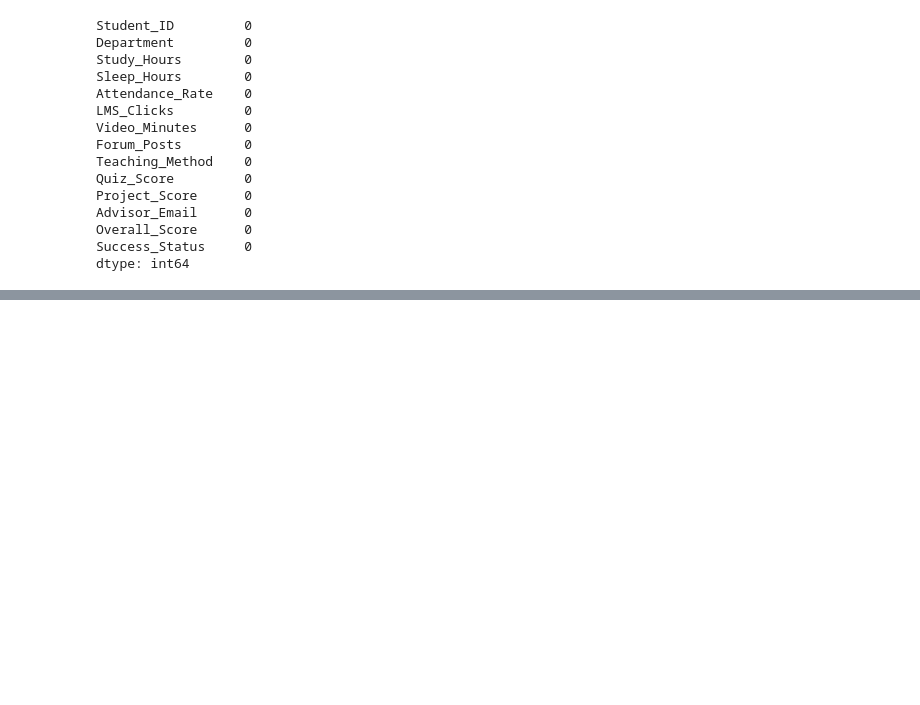
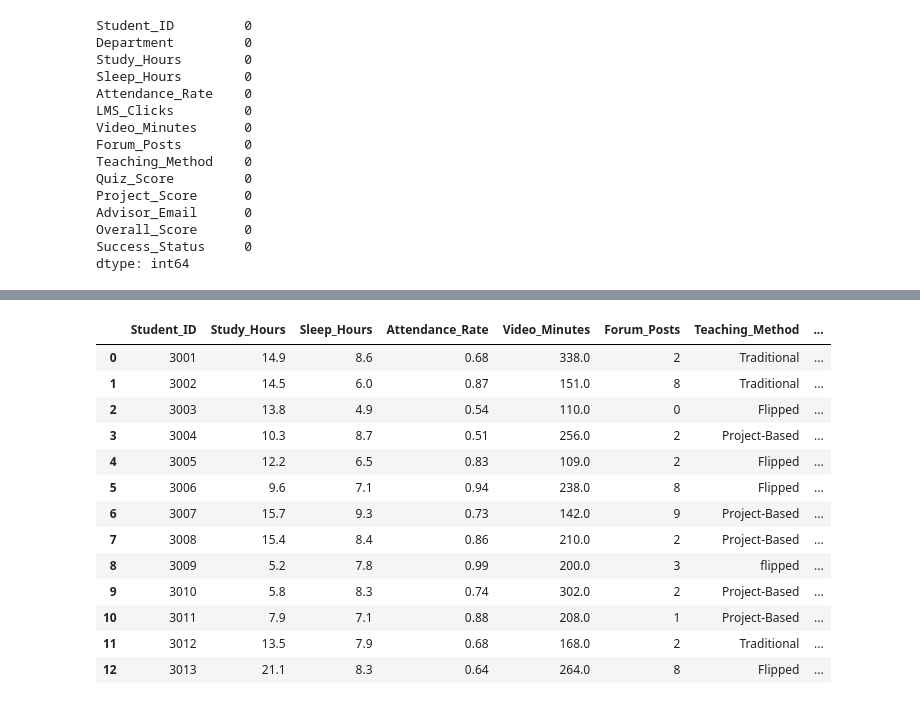
Before and after one commit to AloneMask001/Learning-analytics-data-pipeline, a Jupyter notebook: main.ipynb, the cells around one changed output, grey strips where cells are left out. Cells and saved outputs as stored; diff of their text form; code cells hidden in the pictures; blank space fills up the shorter version.

```diff
--- a/main.ipynb
+++ b/main.ipynb
@@ -422,3 +432,19 @@ Advisor_Email      0
 Overall_Score      0
 Success_Status     0
 dtype: int64
+# %%
+overall_score_to_condition = df_hw3["Overall_Score"]
+
+conditions = [
+    (overall_score_to_condition >= 85),
+    (overall_score_to_condition >= 70) & (overall_score_to_condition < 85),
+    (overall_score_to_condition < 70)
+]
+
+fill_with = ["High", "Medium", "Low"]
+
+df_hw3["Performance_Level"] = np.select(conditions, fill_with, default = "None")
+df_hw3.drop(["Performance_Level"],axis=1, inplace = True)
+
+#I manipulated original data frame using np.select. I set the conditions then assigned to new column.
+#Then i droped that column bcs. we created much more meaningful result.
@@ -424,0 +463,10 @@ dtype: int64
+# %%
+df_hw3["Engagement_Band"] = pd.cut(
+    df_hw3["LMS_Clicks"],
+    bins = [89.0, 113.0, 123.0, 147.0],
+    labels = ["Low", "Medium", "High"]
+)
+df_hw3.drop(["LMS_Clicks"],axis=1, inplace = True)
+df_hw3
+#Creating new column using pd.cut() i set the bins carefully then imputed the labels.
+#Then i droped that column bcs. we created much more meaningful result.
@@ -424,0 +487,9 @@ dtype: int64
+# %%
+df_dummies_dep = pd.get_dummies(df_hw3["Department"], drop_first = True)
+
+df_hw3 = pd.concat([df_hw3, df_dummies_dep], axis=1)
+df_hw3.drop(["Department"],axis=1, inplace = True)
+df_hw3
+#I created dummy variable(like one-hot-enconding) from department column. then deleted 1 of the column
+#bcs. if the first two are not the answer we will understand that the last one is the answer.
+#Then i droped that column bcs. we created much more meaningful result.
@@ -424,0 +512,22 @@ dtype: int64
+# %%
+#I want to extract only student id part in advisor_email
+pattern = r"[a-z]+(\d{4})@bahcesehir.edu.tr"
+
+df_hw3["Extracked_Student_ID_from_advisor"] = df_hw3["Advisor_Email"].str.extract(pattern)
+
+df_hw3.head(13)
+# %% [output]
+|  | Student_ID | Study_Hours | Sleep_Hours | Attendance_Rate | Video_Minutes | Forum_Posts | Teaching_Method | ... |
+| 0 | 3001 | 14.9 | 8.6 | 0.68 | 338.0 | 2 | Traditional | ... |
+| 1 | 3002 | 14.5 | 6.0 | 0.87 | 151.0 | 8 | Traditional | ... |
+| 2 | 3003 | 13.8 | 4.9 | 0.54 | 110.0 | 0 | Flipped | ... |
+| 3 | 3004 | 10.3 | 8.7 | 0.51 | 256.0 | 2 | Project-Based | ... |
+| 4 | 3005 | 12.2 | 6.5 | 0.83 | 109.0 | 2 | Flipped | ... |
+| 5 | 3006 | 9.6 | 7.1 | 0.94 | 238.0 | 8 | Flipped | ... |
+| 6 | 3007 | 15.7 | 9.3 | 0.73 | 142.0 | 9 | Project-Based | ... |
+| 7 | 3008 | 15.4 | 8.4 | 0.86 | 210.0 | 2 | Project-Based | ... |
+| 8 | 3009 | 5.2 | 7.8 | 0.99 | 200.0 | 3 | flipped | ... |
+| 9 | 3010 | 5.8 | 8.3 | 0.74 | 302.0 | 2 | Project-Based | ... |
+| 10 | 3011 | 7.9 | 7.1 | 0.88 | 208.0 | 1 | Project-Based | ... |
+| 11 | 3012 | 13.5 | 7.9 | 0.68 | 168.0 | 2 | Traditional | ... |
+| 12 | 3013 | 21.1 | 8.3 | 0.64 | 264.0 | 8 | Flipped | ... |
```
Also changed, not shown: parts of 8 cells of this notebook.
